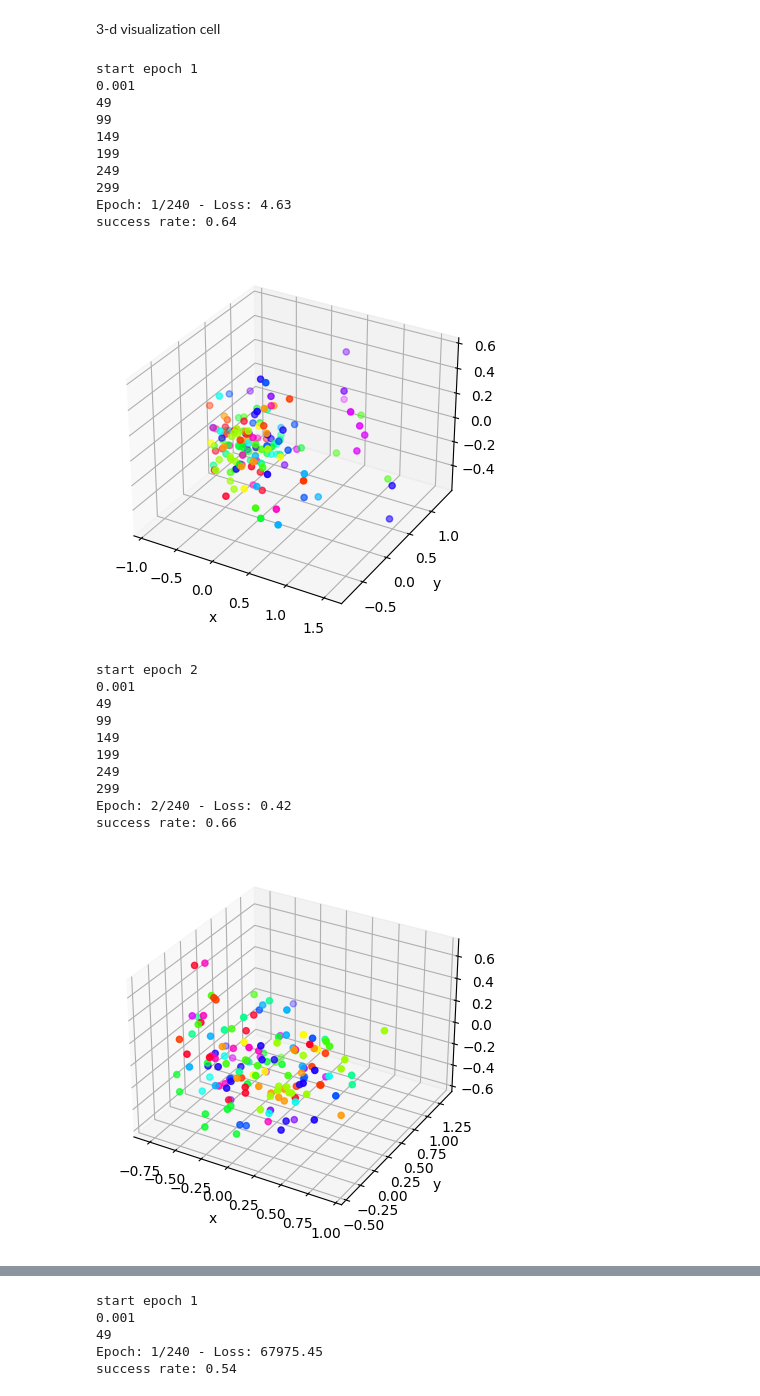
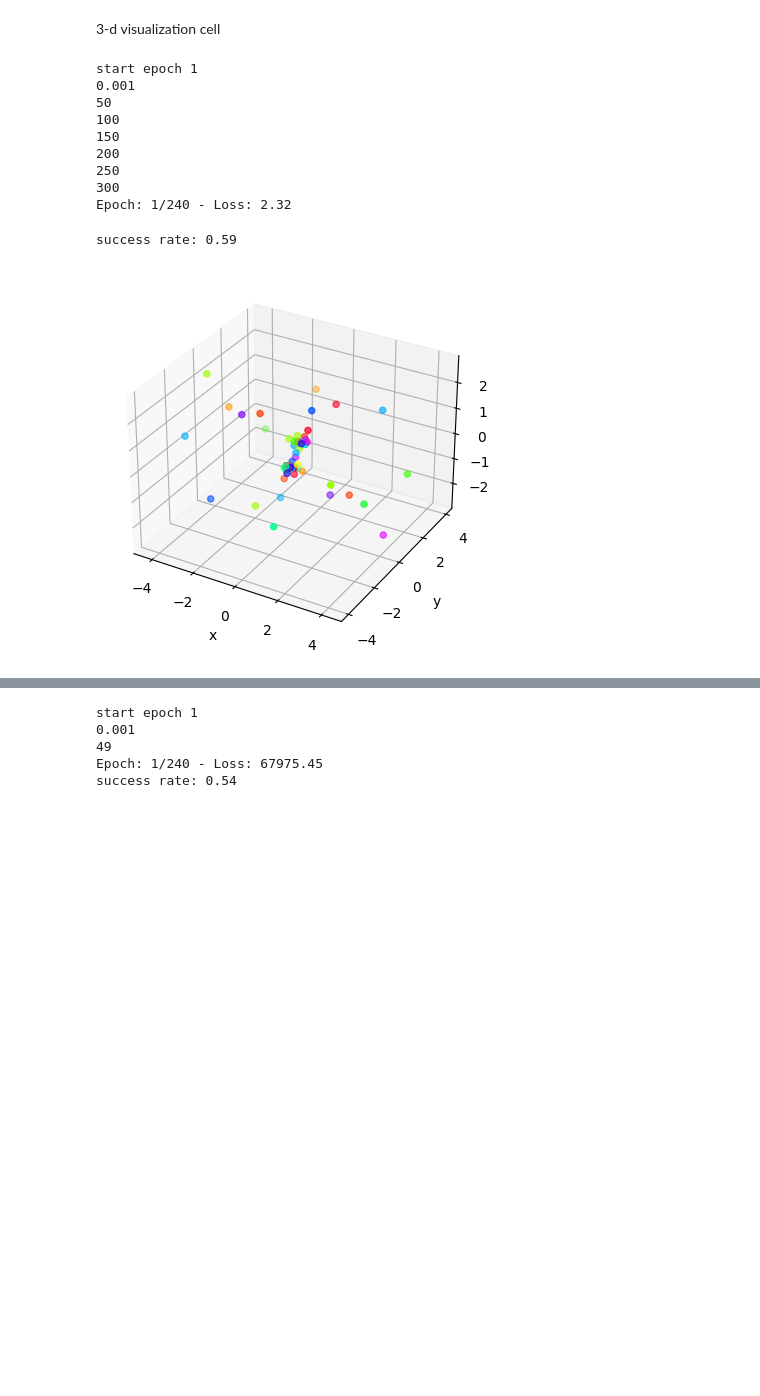
Before and after one commit to LiorMaltz/SiameseModel-TripletLoss-PyTorch, a Jupyter notebook: Source/Siamese_Network.ipynb, the cells around one changed output, grey strips where cells are left out. Saved outputs shown, nothing was run; the diff lists cells and outputs as text; code cells hidden in the pictures; blank space fills up the shorter version.

```diff
--- a/Source/Siamese_Network.ipynb
+++ b/Source/Siamese_Network.ipynb
@@ -220,8 +221,8 @@ def resolution_fixture(path_from, path_to, file_name, new_res=256):
 if False:
     path_from = "../Data/Zips"
     path_to = "../Data/Zips/Fixed_Zips"
-    file_name = "train_1"
-    new_res = 512
+    file_name = "test"
+    new_res = 256
     resolution_fixture(path_from, path_to, file_name, new_res)
 # %% [markdown]
 First, We should classify our data by train and test data
@@ -385,8 +370,8 @@ class SingleDataSet(Dataset, RootDataSet):
 # %%
 # inspiration from https://www.kaggle.com/code/spyrosrigas/20-painters-classification-with-cnns-and-svms
 class TripletDataSet(Dataset, RootDataSet):
-    def __init__(self, train_zip_name, train_data_frame, Fixed_res=True, res_size=256, is_train = True):
-        RootDataSet.__init__(self, train_zip_name, train_data_frame, Fixed_res, res_size, is_train)
+    def __init__(self, train_zip_name, data_frame, Fixed_res=True, res_size=256, is_train = True):
+        RootDataSet.__init__(self, train_zip_name, data_frame, Fixed_res, res_size, is_train)
 
     def __len__(self):
         return len(self.data_frame)
@@ -604,11 +576,11 @@ class TripletLoss(nn.Module):
         losses = torch.relu(distance_positive - distance_negative + self.margin)
         return losses.mean()
 # %%
-def test_run(test_loader, model):
+def test_run(test_loader, model, is_valid = False):
     attempts = 0
     successes = 0
-    for step, (inputs, labels) in enumerate(test_loader):
-        if ((step + 1) % 300 == 0):
+    for step, (inputs, labels) in tqdm(enumerate(test_loader), desc="Steps"):
+        if ((step + 1) % 100 == 0 and is_valid):
             break
         anchor_img = inputs[:, 0, :, :, :]
         positive_img = inputs[:, 1, :, :, :]
@@ -811,15 +783,16 @@ def batch_hard_triplet_loss(labels, embeddings, margin):
 
 epochs=240
 batch_size = 16
-patience = 3
+patience = 2
 lr_steps = patience
 min_loss = 100000000
 hard_batch = False
 
-model = Network().to(device)
+#model = Network().to(device)
+model = Network2().to(device)
 optimizer = torch.optim.Adam(model.parameters(), lr=0.001)
-scheduler = torch.optim.lr_scheduler.StepLR(optimizer, step_size=1, gamma=0.8)
-triplet_loss = TripletLoss().to(device)
+scheduler = torch.optim.lr_scheduler.StepLR(optimizer, step_size=1, gamma=0.85)
+triplet_loss = TripletLoss(0.25).to(device)
 
 if not hard_batch:
     train_loader_object = TripletDataSet("train_1", train_data_frame, Fixed_res=True, res_size=256)
@@ -843,7 +816,7 @@ for epoch in range(epochs):
         #if (step+1) % 300 == 0:
         #    break
         if (step+1) % 50 == 0:
-            print(step)
+            print(step+1)
 
         to_continue = False
         for i in range(len(labels)):
@@ -863,53 +836,42 @@ for epoch in range(epochs):
             #negative_img = negative_img.to(device)
 
             anchor_out = model(anchor_img)
             positive_out = model(positive_img)
             negative_out = model(negative_img)
 
             loss = triplet_loss(anchor_out, positive_out, negative_out)
 
         else:
             inputs = inputs.to(device)
             embeddings = model(inputs)
-            loss = batch_hard_triplet_loss(labels, embeddings, 0.8)
+            loss = batch_hard_triplet_loss(labels, embeddings, 0.5)
 
         loss.backward()
         optimizer.step()
 
         running_loss.append(loss.cpu().detach().numpy())
     current_loss = np.mean(running_loss)
     print("Epoch: {}/{} - Loss: {:.2f}".format(epoch+1, epochs, current_loss))
-    test_run(test_loader, model)
+    test_run(test_loader, model, is_valid=True)
     visualization_3d(model, test_loader_object)
 
-    if current_loss < min_loss:
+    if current_loss < min_loss * 0.95:
             min_loss = current_loss
             lr_steps = patience
     else:
         lr_steps = lr_steps - 1
         if lr_steps == 0:
             scheduler.step()
             lr_steps = patience
 # %% [output]
 start epoch 1
 0.001
-49
-99
-149
-199
-249
-299
-Epoch: 1/240 - Loss: 4.63
-success rate: 0.64
+50
+100
+150
+200
+250
+300
+Epoch: 1/240 - Loss: 2.32
+success rate: 0.59
-[figure, old version]
+[figure, new version]
-start epoch 2
-0.001
-49
-99
-149
-199
-249
-299
-Epoch: 2/240 - Loss: 0.42
-success rate: 0.66
-[figure, removed]
```
Also changed, not shown: parts of 9 cells of this notebook, 1 other file.
